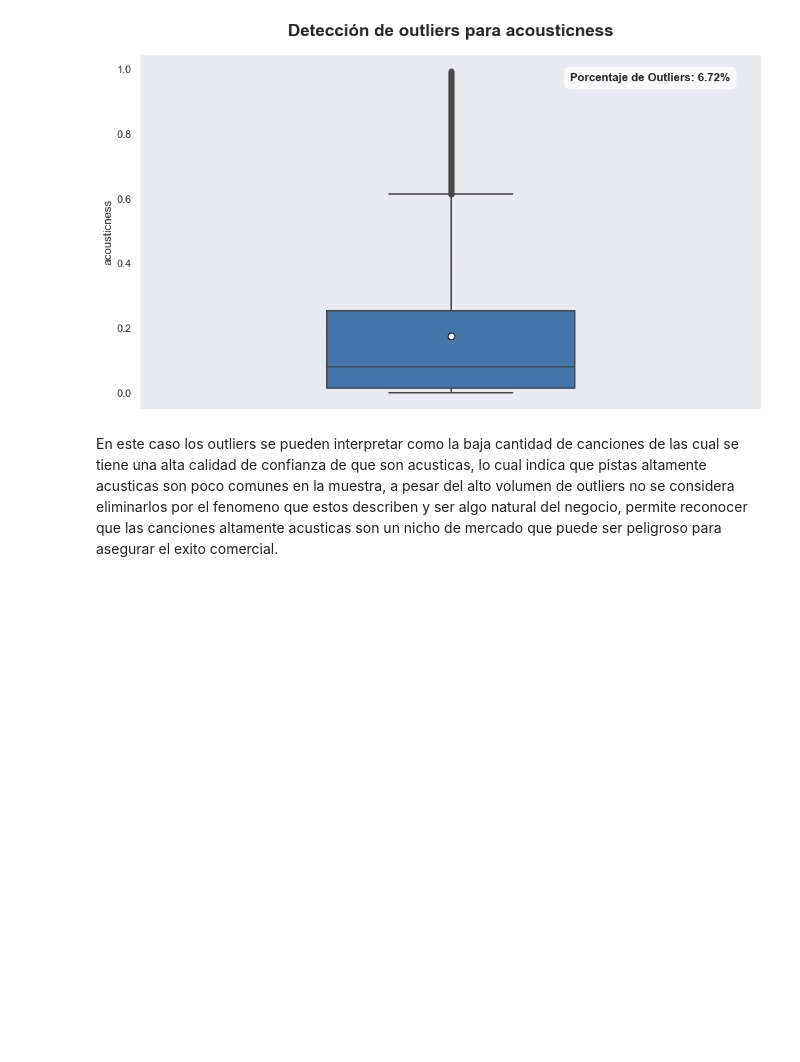
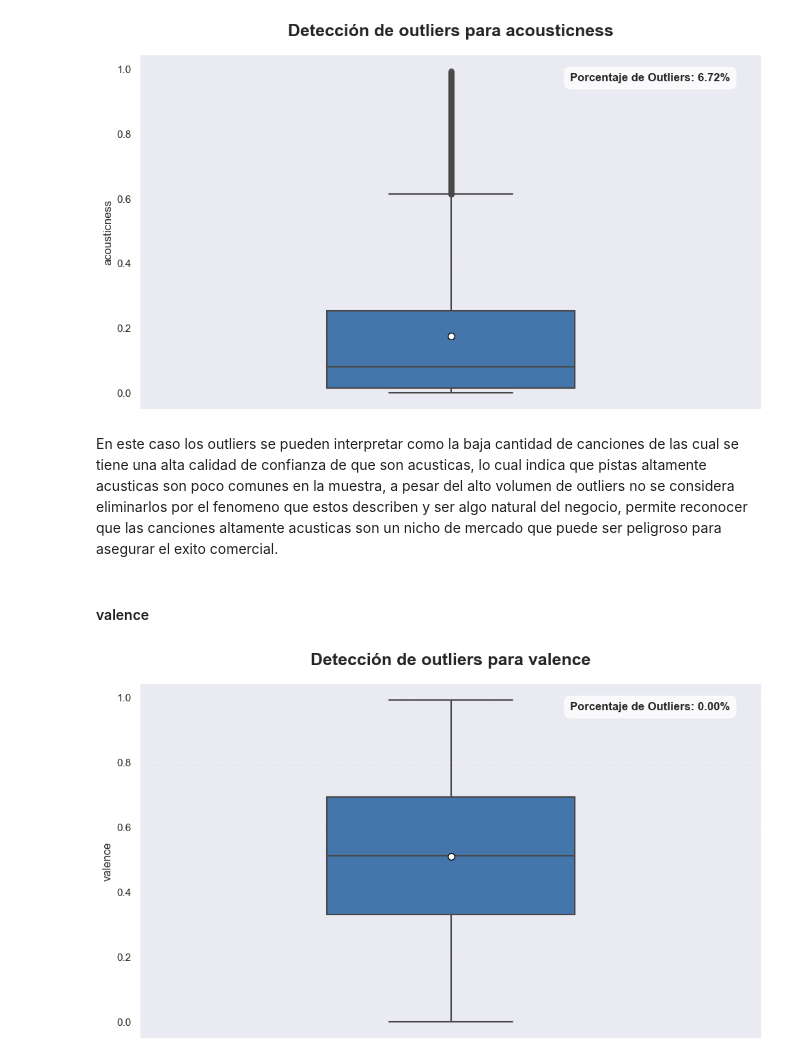
Before and after one commit to juanpablocarrillohortua/Proyecto_Data_Mining_UEC, a Jupyter notebook: notebooks/EDA_&_1st_part_notebook.ipynb, the cells around one changed output. Cells and saved outputs as stored; diff of their text form; code cells hidden in the pictures; blank space fills up the shorter version.

```diff
--- a/notebooks/EDA_&_1st_part_notebook.ipynb
+++ b/notebooks/EDA_&_1st_part_notebook.ipynb
@@ -1205,3 +1215,9 @@ graficas.box_plot_para_atipicos(df, 'acousticness')
 [figure]
 # %% [markdown]
 En este caso los outliers se pueden interpretar como la baja cantidad de canciones de las cual se tiene una alta calidad de confianza de que son acusticas, lo cual indica que pistas altamente acusticas son poco comunes en la muestra, a pesar del alto volumen de outliers no se considera eliminarlos por el fenomeno que estos describen y ser algo natural del negocio, permite reconocer que las canciones altamente acusticas son un nicho de mercado que puede ser peligroso para asegurar el exito comercial.
+# %% [markdown]
+#### valence
+# %%
+graficas.box_plot_para_atipicos(df, 'valence')
+# %% [output]
+[figure, added]
```
Also changed, not shown: parts of 6 cells of this notebook.
